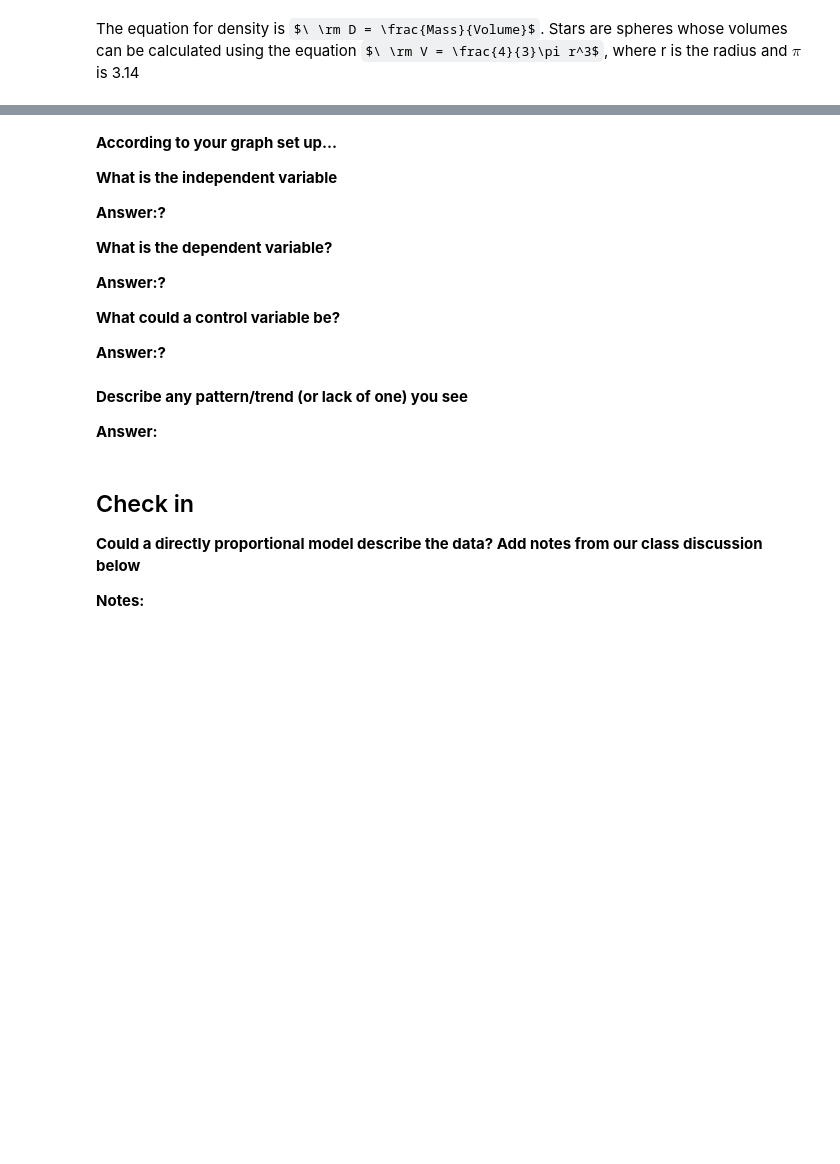
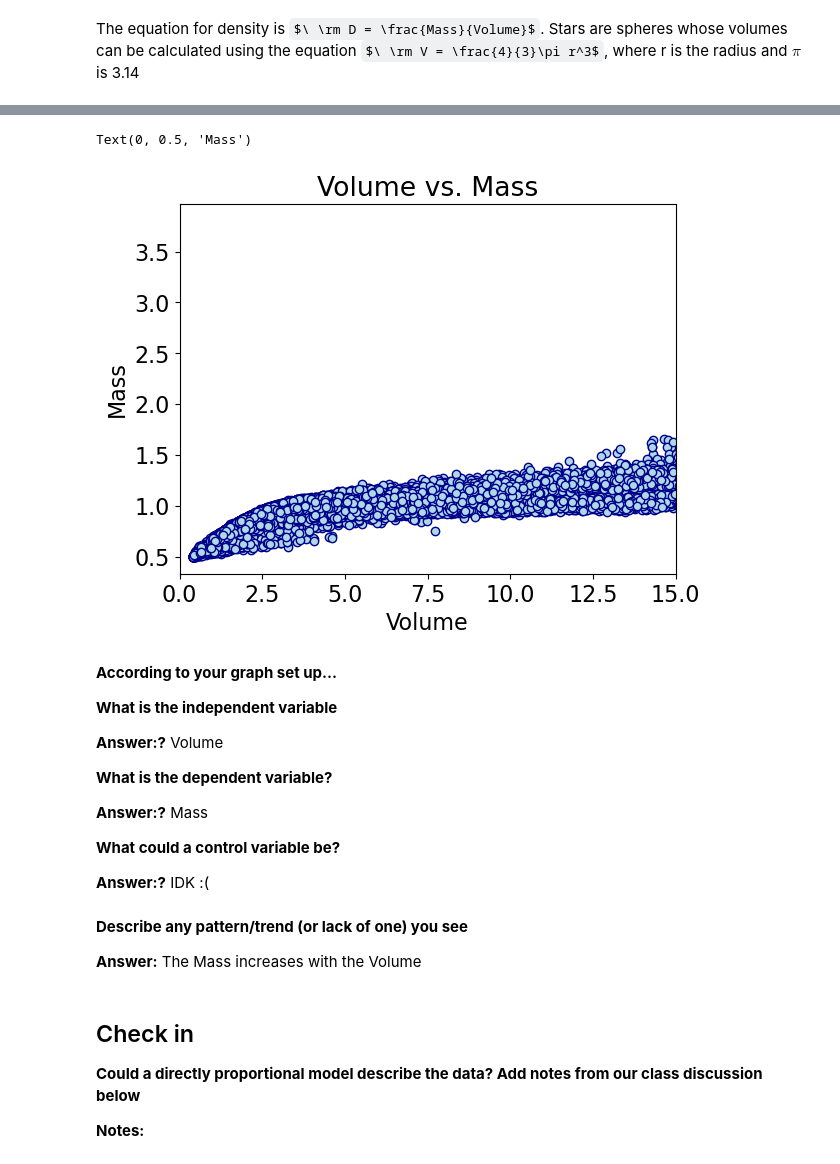
Before and after one commit to adipasquale117/CFR-2025, a Jupyter notebook: Astro/Blank/1 - Stars Pt2 .ipynb, the cells around one changed output, grey strips where cells are left out. Drawn from its saved outputs; the diff is of its cells as text; code cells hidden in the pictures; some formulas as TeX source; blank space fills up the shorter version.

```diff
--- a/Astro/Blank/1 - Stars Pt2 .ipynb
+++ b/Astro/Blank/1 - Stars Pt2 .ipynb
@@ -91,26 +117,35 @@ matplotlib.rc('font', **{'family':'sans-serif', 'size':16})
 # %%
 # the scatter plot has some mess in it! let's get rid of it by zooming in
 # zoom in on a volume range of (0, 15)
+
+plt.xlim(0,15)
+plt.scatter(volume, mass, color = 'lightblue', edgecolor = 'darkblue')
+plt.title('Volume vs. Mass')
+plt.xlabel('Volume')
+plt.ylabel('Mass')
+# %% [output]
+Text(0, 0.5, 'Mass')
+[figure, added]
 # %% [markdown]
 **According to your graph set up...**
 
 **What is the independent variable**
 
-**Answer:?**
+**Answer:?** Volume
 
 
 **What is the dependent variable?**
 
-**Answer:?**
+**Answer:?** Mass
 
 
 **What could a control variable be?**
 
-**Answer:?**
+**Answer:?** IDK :(
 # %% [markdown]
 **Describe any pattern/trend (or lack of one) you see**
 
-**Answer:**
+**Answer:** The Mass increases with the Volume
 # %% [markdown]
 ## Check in
 
```
Also changed, not shown: parts of 4 cells of this notebook, 1 other file.
